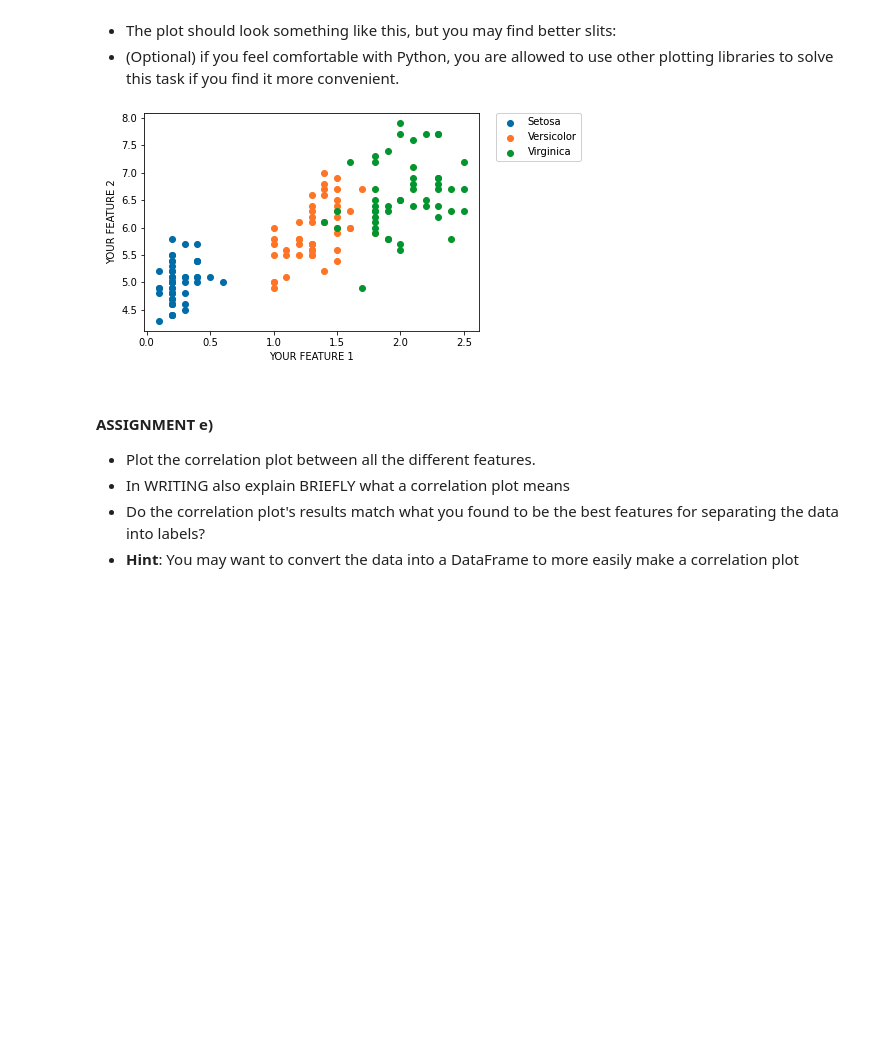
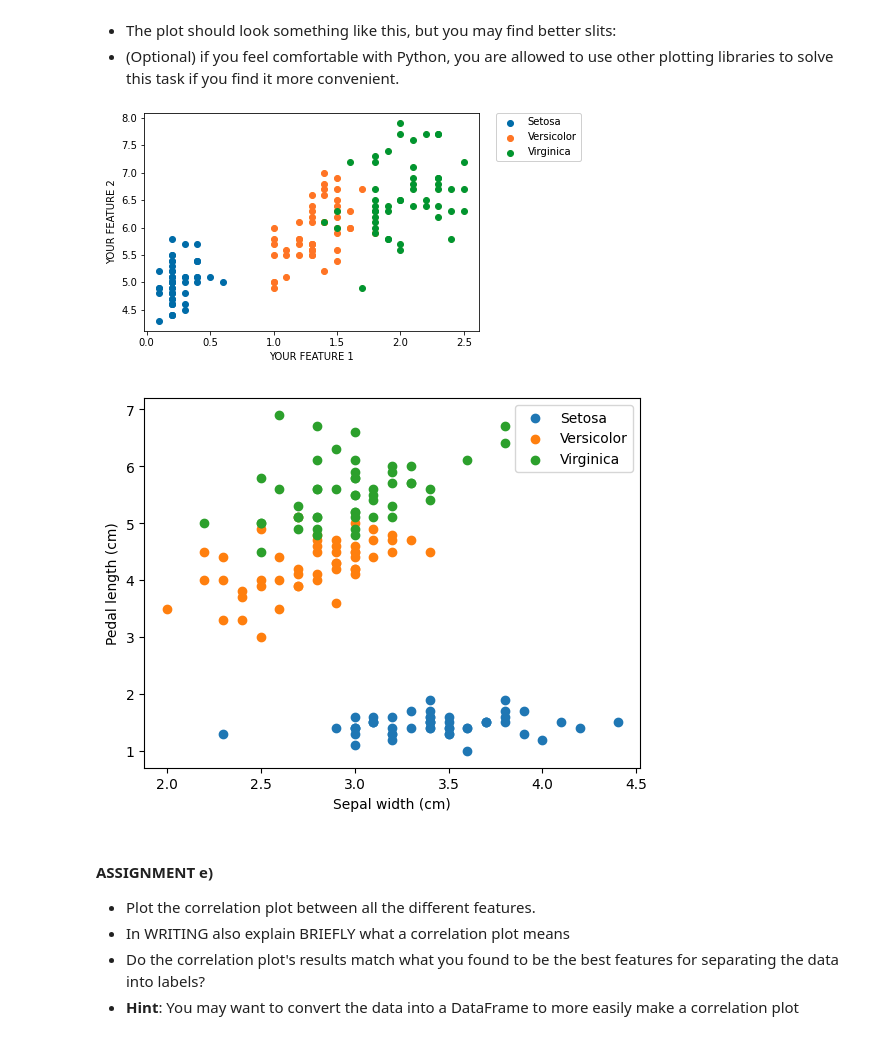
Before and after one commit to richard-lovgren/ml-1dl034-public-assignments, a Jupyter notebook: Assignments/Practical/PracticalNotebook3.ipynb, the cells around one changed output. Cells and saved outputs as stored; diff of their text form; code cells hidden in the pictures; blank space fills up the shorter version.

```diff
--- a/Assignments/Practical/PracticalNotebook3.ipynb
+++ b/Assignments/Practical/PracticalNotebook3.ipynb
@@ -333,3 +348,29 @@ We now want to create a scatter plot using the two most important features to be
+# %%
+# YOUR CODE HERE
+#
+# Pedal length and sepal width
+setosa = iris.data[0:50, 1:3]
+setosa_sepal = setosa[:, 0]
+setosa_pedal = setosa[:, 1]
+
+versicolor = iris.data[50:100, 1:3]
+versicolor_sepal = versicolor[:, 0]
+versicolor_pedal = versicolor[:, 1]
+
+virginica = iris.data[100:150, 1:3]
+virginica_sepal = virginica[:, 0]
+virginica_pedal = virginica[:, 1]
+
+
+plt.scatter(setosa_sepal, setosa_pedal, label="Setosa")
+plt.scatter(versicolor_sepal, versicolor_pedal, label="Versicolor")
+plt.scatter(virginica_sepal, virginica_pedal, label="Virginica")
+plt.legend()
+plt.xlabel("Sepal width (cm)")
+plt.ylabel("Pedal length (cm)")
+plt.show()
+# %% [output]
+[figure, added]
 # %% [markdown]
 #### ASSIGNMENT e)
 
```
Also changed, not shown: parts of 6 cells of this notebook.
